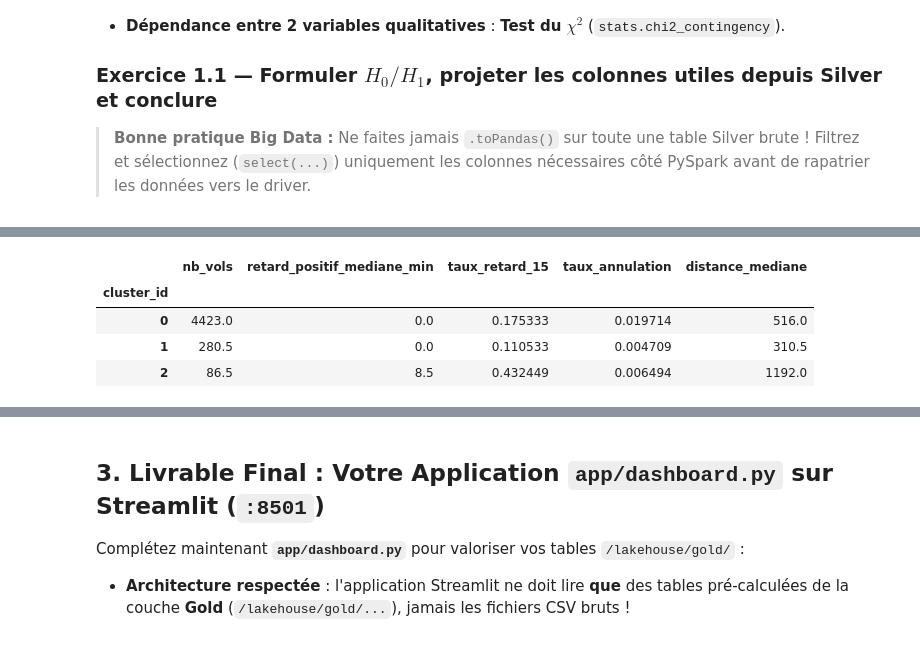
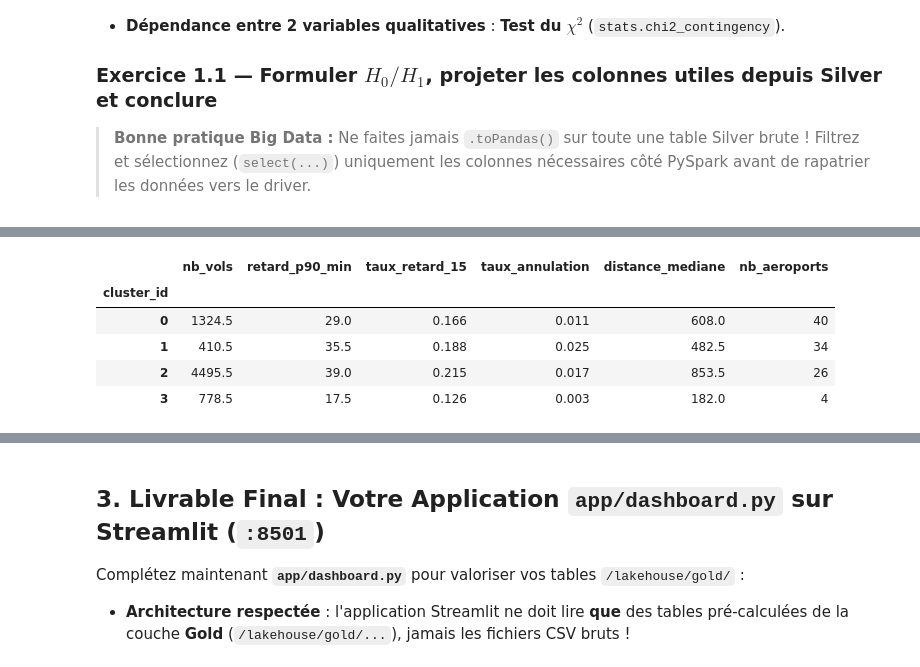
Before and after one commit to 104MJ/TP-datalake, a Jupyter notebook: notebooks/J4_Stats_Segmentation_Dashboard.ipynb, the cells around one changed output, grey strips where cells are left out. Saved outputs shown, nothing was run; the diff lists cells and outputs as text; code cells hidden in the pictures.

```diff
--- a/notebooks/J4_Stats_Segmentation_Dashboard.ipynb
+++ b/notebooks/J4_Stats_Segmentation_Dashboard.ipynb
@@ -143,89 +316,48 @@ Quelle que soit la thématique de votre dataset Kaggle, identifiez l'**entité m
 # %%
-SILVER_MAIN_PATH = "/lakehouse/silver/flights_enriched"
-GOLD_SEGMENTS_PATH = "/lakehouse/gold/segments_aeroports"
-
-silver_df = spark.read.format("delta").load(SILVER_MAIN_PATH)
-
-# Résumer les vols par aéroport côté Spark, avant de transférer ce petit tableau
-# d'aéroports vers Pandas.
-entities_sdf = (
-    silver_df
-    .groupBy("origin_airport")
-    .agg(
-        F.count("*").alias("nb_vols"),
-        F.percentile_approx(
-            F.greatest(F.col("arrival_delay"), F.lit(0)), 0.5
-        ).alias("retard_positif_mediane_min"),
-        F.avg(
-            F.when(
-                F.col("arrival_delay").isNotNull(),
-                (F.col("arrival_delay") >= 15).cast("double")
-            )
-        ).alias("taux_retard_15"),
-        F.avg(
-            F.coalesce(F.col("is_cancelled").cast("double"), F.lit(0.0))
-        ).alias("taux_annulation"),
-        F.percentile_approx("distance", 0.5).alias("distance_mediane")
-    )
-)
-
-entities_pd = entities_sdf.toPandas().dropna().copy()
-
-feature_cols = [
-    "nb_vols",
-    "retard_positif_mediane_min",
-    "taux_retard_15",
-    "taux_annulation",
-    "distance_mediane",
-]
-
-assert len(entities_pd) >= 3, "Il faut au moins trois aéroports pour K-Means."
-
-# Les volumes, retards et distances étant positifs et asymétriques,
-# log1p réduit l'influence des grandes valeurs.
-features = entities_pd[feature_cols].copy()
-for col in ["nb_vols", "retard_positif_mediane_min", "distance_mediane"]:
-    features[col] = np.log1p(features[col].clip(lower=0))
-
-X = StandardScaler().fit_transform(features)
-
-kmeans = KMeans(n_clusters=3, random_state=42, n_init=10)
+K = 4
+kmeans = KMeans(n_clusters=K, random_state=42, n_init=20)
 entities_pd["cluster_id"] = kmeans.fit_predict(X).astype(int)
 
 # Examiner les profils pour interpréter les groupes.
 profile = entities_pd.groupby("cluster_id")[feature_cols].median()
-display(profile)
+profile["nb_aeroports"] = entities_pd.groupby("cluster_id").size()
+display(profile.round(3))
 
-# Nommer les clusters du risque le plus faible au plus élevé.
-cluster_order = profile.sort_values(
-    ["taux_retard_15", "retard_positif_mediane_min"]
-).index.tolist()
-
-labels = ["Faible risque", "Risque intermédiaire", "Risque élevé"]
+# Nommer les groupes à partir de leur profil (règles indépendantes du numéro de cluster)
+reste = list(profile.index)
+hubs = profile.loc[reste, "nb_vols"].idxmax(); reste.remove(hubs)
+courts = profile.loc[reste, "distance_mediane"].idxmin(); reste.remove(courts)
+perturbes = profile.loc[reste, "taux_annulation"].idxmax(); reste.remove(perturbes)
 label_map = {
-    cluster_id: labels[i]
-    for i, cluster_id in enumerate(cluster_order)
+    hubs: "Grands hubs congestionnés",
+    courts: "Vols courts et ponctuels",
+    perturbes: "Aéroports régionaux perturbés",
+    reste[0]: "Aéroports fiables",
 }
 entities_pd["segment"] = entities_pd["cluster_id"].map(label_map)
+
+for seg, g in entities_pd.groupby("segment"):
+    print(f"{seg} ({len(g)}) : {', '.join(g.nlargest(8, 'nb_vols')['origin_airport'])}")
 
 assert "segment" in entities_pd.columns
 
 (
     spark.createDataFrame(entities_pd)
     .coalesce(2)
     .write.format("delta")
     .mode("overwrite")
     .option("overwriteSchema", "true")
     .save(GOLD_SEGMENTS_PATH)
 )
 
 print(
     f"Table de segmentation enregistrée dans {GOLD_SEGMENTS_PATH} "
     f"({len(entities_pd):,} aéroports)"
 )
 # %% [output]
-|  | nb_vols | retard_positif_mediane_min | taux_retard_15 | taux_annulation | distance_mediane |
-| cluster_id |  |  |  |  |  |
-| 0 | 4423.0 | 0.0 | 0.175333 | 0.019714 | 516.0 |
-| 1 | 280.5 | 0.0 | 0.110533 | 0.004709 | 310.5 |
-| 2 | 86.5 | 8.5 | 0.432449 | 0.006494 | 1192.0 |
+|  | nb_vols | retard_p90_min | taux_retard_15 | taux_annulation | distance_mediane | nb_aeroports |
+| cluster_id |  |  |  |  |  |  |
+| 0 | 1324.5 | 29.0 | 0.166 | 0.011 | 608.0 | 40 |
+| 1 | 410.5 | 35.5 | 0.188 | 0.025 | 482.5 | 34 |
+| 2 | 4495.5 | 39.0 | 0.215 | 0.017 | 853.5 | 26 |
+| 3 | 778.5 | 17.5 | 0.126 | 0.003 | 182.0 | 4 |
```
Also changed, not shown: parts of 12 cells of this notebook, 12 other files.
